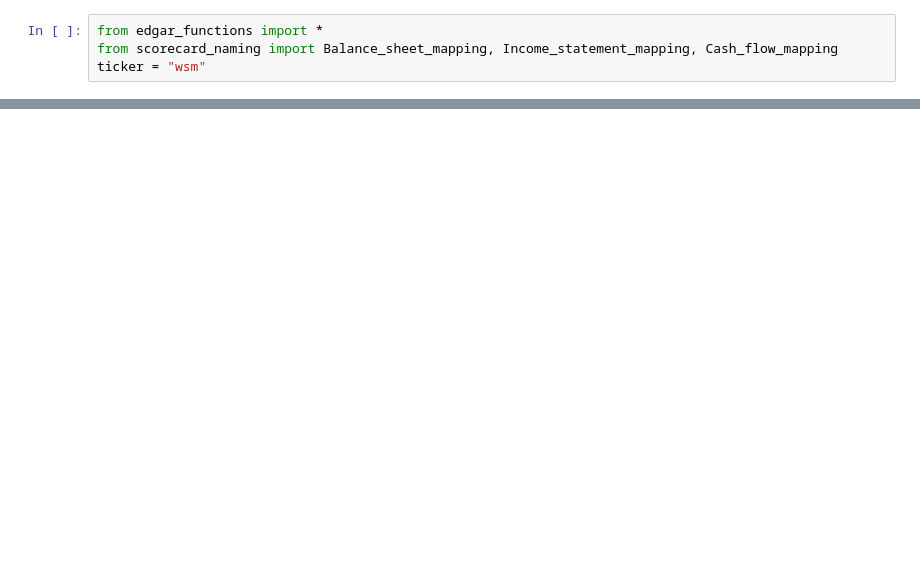
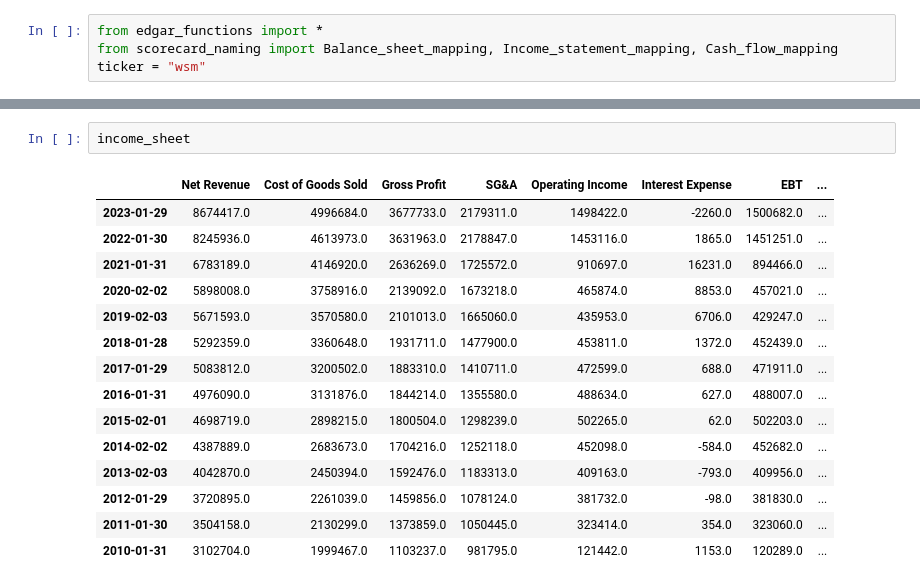
Before and after one commit to GGRusty/Edgar, a Jupyter notebook: modeling.ipynb, the cells around one changed output, grey strips where cells are left out. Saved outputs shown, nothing was run; the diff lists cells and outputs as text; blank space fills up the shorter version.

```diff
--- a/modeling.ipynb
+++ b/modeling.ipynb
@@ -46,0 +139,18 @@ new_cash_flow.T
+# %%
+income_sheet
+# %% [output]
+|  | Net Revenue | Cost of Goods Sold | Gross Profit | SG&A | Operating Income | Interest Expense | EBT | ... |
+| 2023-01-29 | 8674417.0 | 4996684.0 | 3677733.0 | 2179311.0 | 1498422.0 | -2260.0 | 1500682.0 | ... |
+| 2022-01-30 | 8245936.0 | 4613973.0 | 3631963.0 | 2178847.0 | 1453116.0 | 1865.0 | 1451251.0 | ... |
+| 2021-01-31 | 6783189.0 | 4146920.0 | 2636269.0 | 1725572.0 | 910697.0 | 16231.0 | 894466.0 | ... |
+| 2020-02-02 | 5898008.0 | 3758916.0 | 2139092.0 | 1673218.0 | 465874.0 | 8853.0 | 457021.0 | ... |
+| 2019-02-03 | 5671593.0 | 3570580.0 | 2101013.0 | 1665060.0 | 435953.0 | 6706.0 | 429247.0 | ... |
+| 2018-01-28 | 5292359.0 | 3360648.0 | 1931711.0 | 1477900.0 | 453811.0 | 1372.0 | 452439.0 | ... |
+| 2017-01-29 | 5083812.0 | 3200502.0 | 1883310.0 | 1410711.0 | 472599.0 | 688.0 | 471911.0 | ... |
+| 2016-01-31 | 4976090.0 | 3131876.0 | 1844214.0 | 1355580.0 | 488634.0 | 627.0 | 488007.0 | ... |
+| 2015-02-01 | 4698719.0 | 2898215.0 | 1800504.0 | 1298239.0 | 502265.0 | 62.0 | 502203.0 | ... |
+| 2014-02-02 | 4387889.0 | 2683673.0 | 1704216.0 | 1252118.0 | 452098.0 | -584.0 | 452682.0 | ... |
+| 2013-02-03 | 4042870.0 | 2450394.0 | 1592476.0 | 1183313.0 | 409163.0 | -793.0 | 409956.0 | ... |
+| 2012-01-29 | 3720895.0 | 2261039.0 | 1459856.0 | 1078124.0 | 381732.0 | -98.0 | 381830.0 | ... |
+| 2011-01-30 | 3504158.0 | 2130299.0 | 1373859.0 | 1050445.0 | 323414.0 | 354.0 | 323060.0 | ... |
+| 2010-01-31 | 3102704.0 | 1999467.0 | 1103237.0 | 981795.0 | 121442.0 | 1153.0 | 120289.0 | ... |
```
Also changed, not shown: parts of 11 cells of this notebook, 5 other files.
